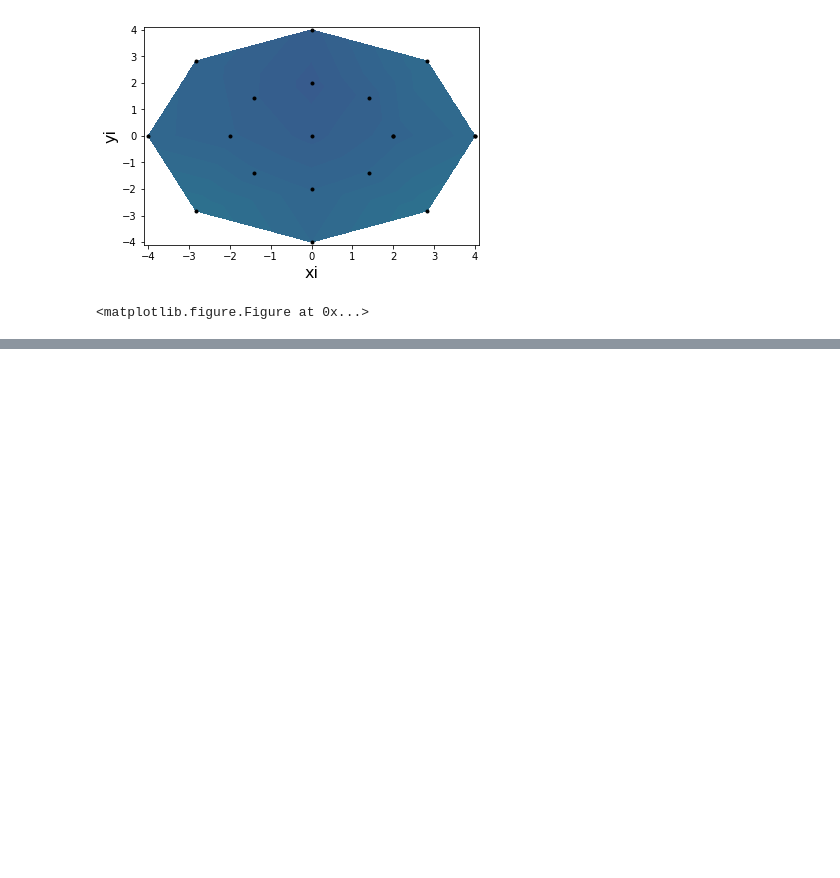
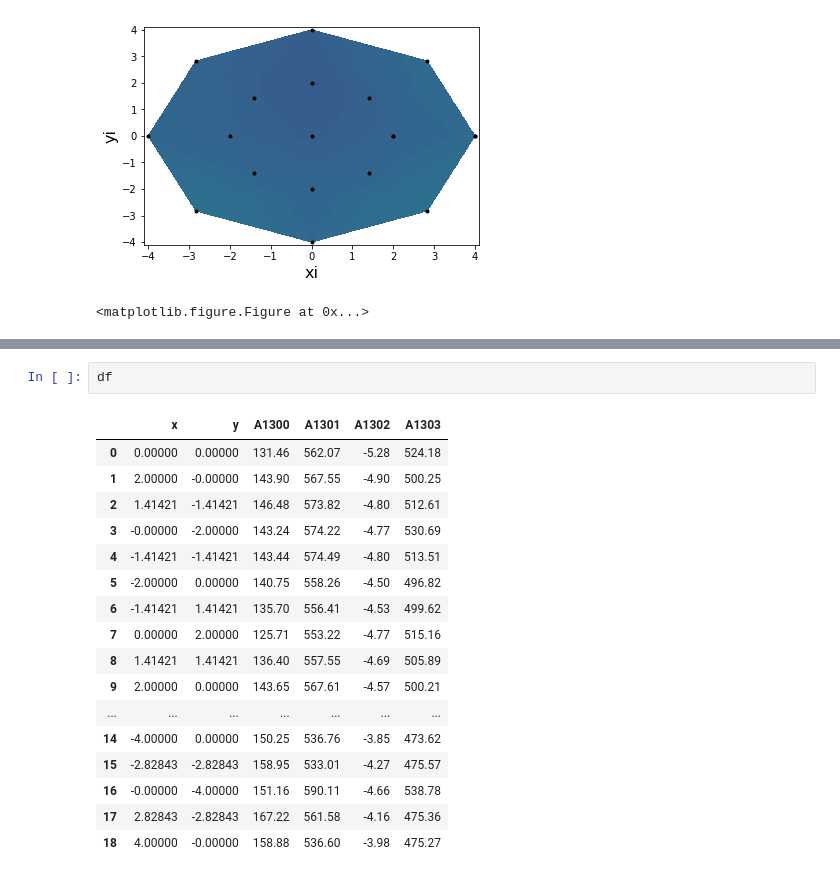
Before and after one commit to orlando-trejo/Dasgroupta, a Jupyter notebook: Ellipsometry/wafer_map.ipynb, the cells around one changed output, grey strips where cells are left out. Cells and saved outputs as stored; diff of their text form; blank space fills up the shorter version.

```diff
--- a/Ellipsometry/wafer_map.ipynb
+++ b/Ellipsometry/wafer_map.ipynb
@@ -91,0 +107,20 @@ numpy.ndarray
+# %%
+df
+# %% [output]
+|  | x | y | A1300 | A1301 | A1302 | A1303 |
+| 0 | 0.00000 | 0.00000 | 131.46 | 562.07 | -5.28 | 524.18 |
+| 1 | 2.00000 | -0.00000 | 143.90 | 567.55 | -4.90 | 500.25 |
+| 2 | 1.41421 | -1.41421 | 146.48 | 573.82 | -4.80 | 512.61 |
+| 3 | -0.00000 | -2.00000 | 143.24 | 574.22 | -4.77 | 530.69 |
+| 4 | -1.41421 | -1.41421 | 143.44 | 574.49 | -4.80 | 513.51 |
+| 5 | -2.00000 | 0.00000 | 140.75 | 558.26 | -4.50 | 496.82 |
+| 6 | -1.41421 | 1.41421 | 135.70 | 556.41 | -4.53 | 499.62 |
+| 7 | 0.00000 | 2.00000 | 125.71 | 553.22 | -4.77 | 515.16 |
+| 8 | 1.41421 | 1.41421 | 136.40 | 557.55 | -4.69 | 505.89 |
+| 9 | 2.00000 | 0.00000 | 143.65 | 567.61 | -4.57 | 500.21 |
+| ... | ... | ... | ... | ... | ... | ... |
+| 14 | -4.00000 | 0.00000 | 150.25 | 536.76 | -3.85 | 473.62 |
+| 15 | -2.82843 | -2.82843 | 158.95 | 533.01 | -4.27 | 475.57 |
+| 16 | -0.00000 | -4.00000 | 151.16 | 590.11 | -4.66 | 538.78 |
+| 17 | 2.82843 | -2.82843 | 167.22 | 561.58 | -4.16 | 475.36 |
+| 18 | 4.00000 | -0.00000 | 158.88 | 536.60 | -3.98 | 475.27 |
```
Also changed, not shown: parts of 17 cells of this notebook, 1 other file.
